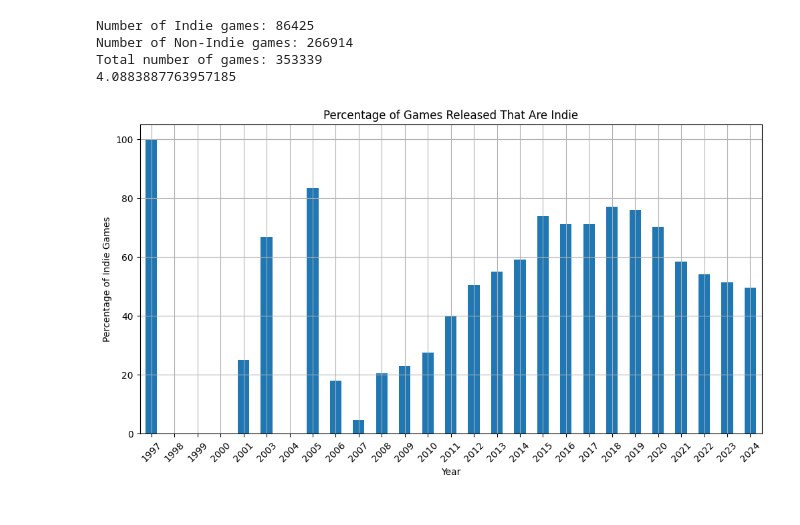
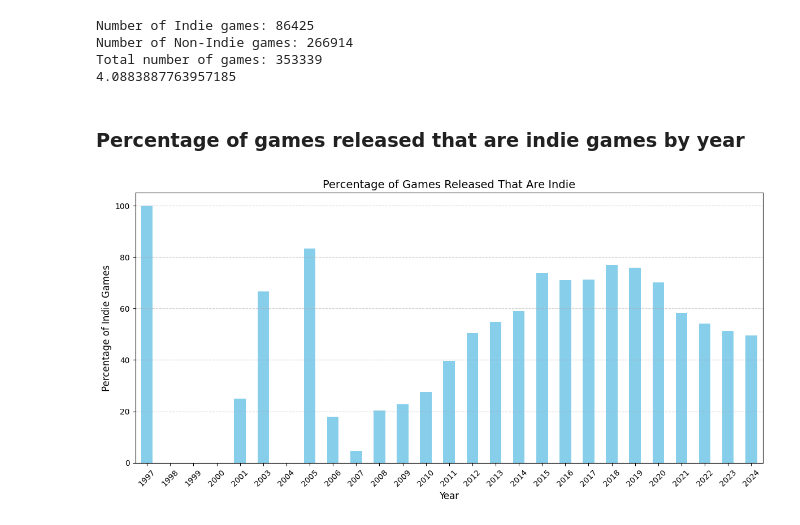
Before and after one commit to rifolio/steam-insights, a Jupyter notebook: main.ipynb, the cells around one changed output. Cells and saved outputs as stored; diff of their text form; code cells hidden in the pictures.

```diff
--- a/main.ipynb
+++ b/main.ipynb
@@ -131,30 +132,33 @@ Number of Indie games: 86425
 Number of Non-Indie games: 266914
 Total number of games: 353339
 4.0883887763957185
+# %% [markdown]
+### Percentage of games released that are indie games by year
 # %%
 # Extract the release year from the release_date column
 df_games['release_year'] = pd.to_datetime(df_games['release_date'], errors='coerce').dt.year
 
 # Merge df_games with df_genres to get the genre information
 df_games_genres = df_games.merge(df_genres, on='app_id')
 
 # Calculate the number of indie games released each year
 indie_games_per_year = df_games_genres[df_games_genres['genre'] == 'Indie'].groupby('release_year').size()
 
 # Calculate the total number of games released each year
 total_games_per_year = df_games.groupby('release_year').size()
 
 # Calculate the ratio of indie games to total games released each year
 indie_ratio_per_year = (indie_games_per_year / total_games_per_year) * 100
 
 # Plot the ratio of indie games released over time as a bar plot
 plt.figure(figsize=(12, 6))
-indie_ratio_per_year.plot(kind='bar')
-plt.title('Percentage of Games Released That Are Indie')
-plt.xlabel('Year')
-plt.ylabel('Percentage of Indie Games')
-plt.grid(True)
+indie_ratio_per_year.plot(kind='bar', color='skyblue')
+plt.title('Percentage of Games Released That Are Indie', fontsize=14)
+plt.xlabel('Year', fontsize=12)
+plt.ylabel('Percentage of Indie Games', fontsize=12)
+plt.grid(axis='y', linestyle='--', alpha=0.7)
 plt.xticks(ticks=range(len(indie_ratio_per_year.index)), labels=indie_ratio_per_year.index.astype(int), rotation=45)
+plt.tight_layout()
 plt.show()
 # %% [output]
-[figure, old version]
+[figure, new version]
```
Also changed, not shown: parts of 8 cells of this notebook.
